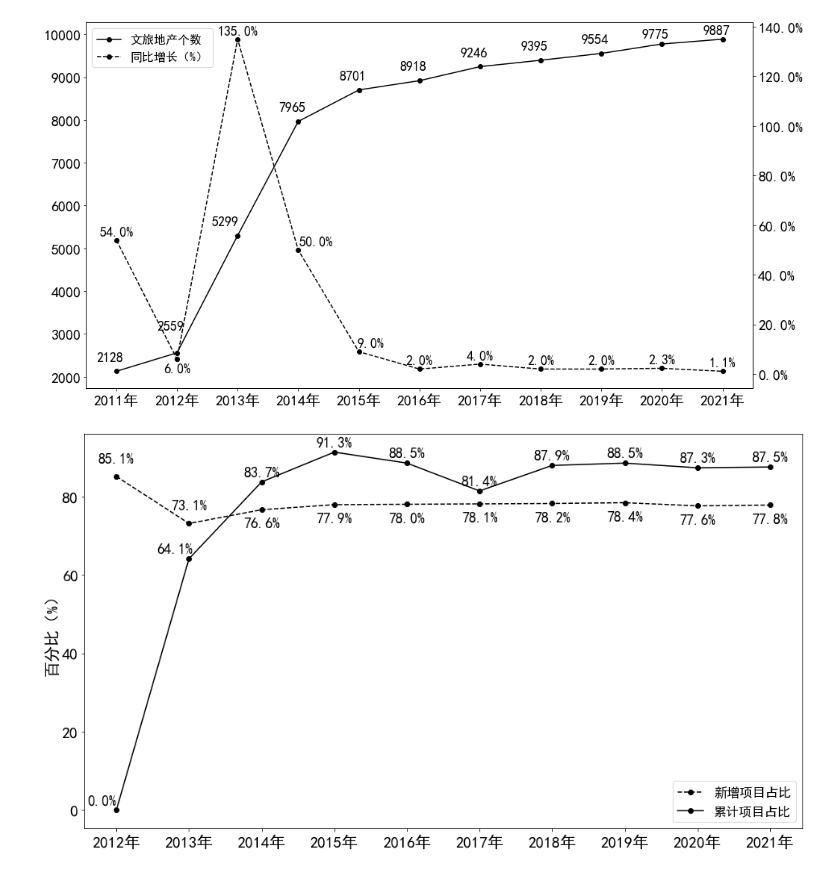
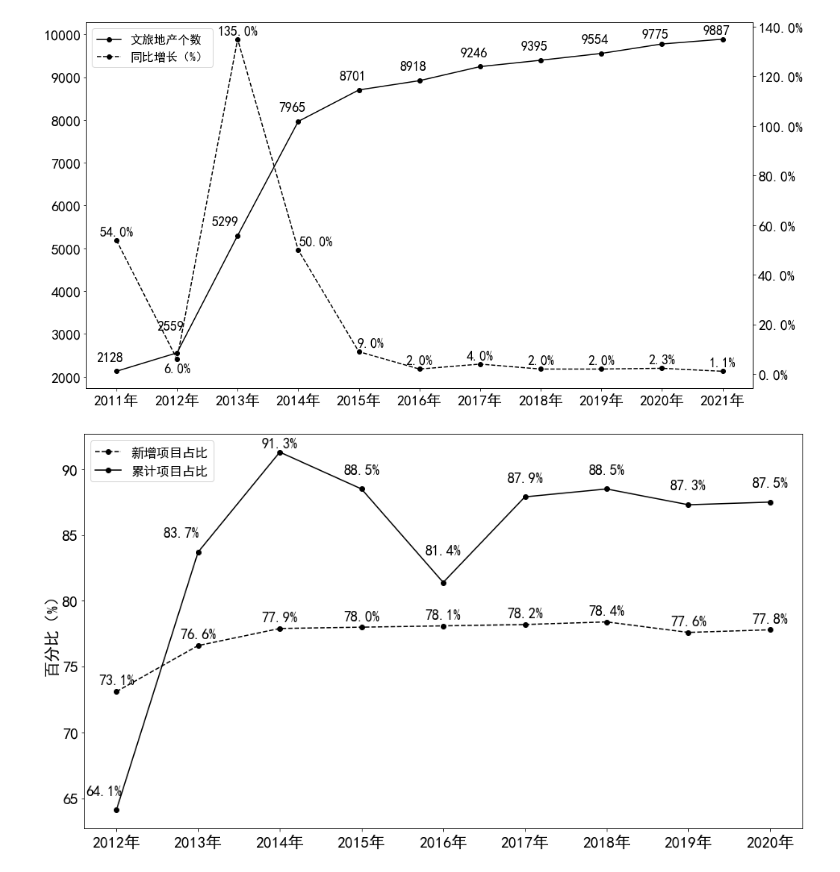
Before and after one commit to kevinva/yippy_data_figure, a Jupyter notebook: plot_v2.ipynb, the cells around one changed output. Cells and saved outputs as stored; diff of their text form; code cells hidden in the pictures.

```diff
--- a/plot_v2.ipynb
+++ b/plot_v2.ipynb
@@ -139,31 +139,32 @@ plt.savefig('图4-3.png')
 # %%
 # 图4 #######################
 fig, ax = plt.subplots(figsize=(16, 9))
-y1 = [85.1, 73.1, 76.6, 77.9, 78.0, 78.1, 78.2, 78.4, 77.6, 77.8]
-y2 = [0.0, 64.1, 83.7, 91.3, 88.5, 81.4, 87.9, 88.5, 87.3, 87.5]
+y1 = [73.1, 76.6, 77.9, 78.0, 78.1, 78.2, 78.4, 77.6, 77.8]
+y2 = [64.1, 83.7, 91.3, 88.5, 81.4, 87.9, 88.5, 87.3, 87.5]
 years = [f'{2012 + i}年' for i in range(len(y1))]
 ax.set_xticks(range(len(y1)), fontsize = FONTSIZE_TICKS)
 ax.set_xticklabels(years, fontsize = FONTSIZE_LABEL)
 g1, = ax.plot(range(len(y1)), y1, color='black', marker='o', linestyle = 'dashed')
 g2, = ax.plot(range(len(y2)), y2, color='black', marker='o')
 for index, val in enumerate(y1):
     x_offset1 = 0
-    y_offset1 = 0
+    y_offset1 = 0.4
     x_offset2 = 0
     y_offset2 = 1
     if index == 0:
-        y_offset1 = 3
+        x_offset2 = -0.15
+    elif index == 1:
         x_offset2 = -0.2
-    elif index == 1:
-        y_offset1 = 3
-        x_offset2 = -0.2
-    else:
-        y_offset1 = -5
+    elif index == 2:
+        y_offset2 = 0.2
+    elif index == 4:
+        y_offset2 = 2
+
     ax.text(index + x_offset1, val + y_offset1, '{:.1f}%'.format(val), ha='center', va='bottom', color='black', fontsize = FONTSIZE_TEXT)
     ax.text(index + x_offset2, y2[index] + y_offset2, '{:.1f}%'.format(y2[index]), ha='center', va='bottom', color='black', fontsize = FONTSIZE_TEXT)
-plt.legend([g1, g2], ['新增项目占比', '累计项目占比'], fontsize = FONTSIZE_LEGEND)
+plt.legend([g1, g2], ['新增项目占比', '累计项目占比'], loc = 'upper left', fontsize = FONTSIZE_LEGEND)
 plt.ylabel('百分比（%）', fontsize = FONTSIZE_LABEL)
 plt.yticks(fontsize = FONTSIZE_TICKS)
 plt.savefig('图4-4.png')
 # %% [output]
-[figure, old version]
+[figure, new version]
```
Also changed, not shown: parts of 6 cells of this notebook, 4 other files.
